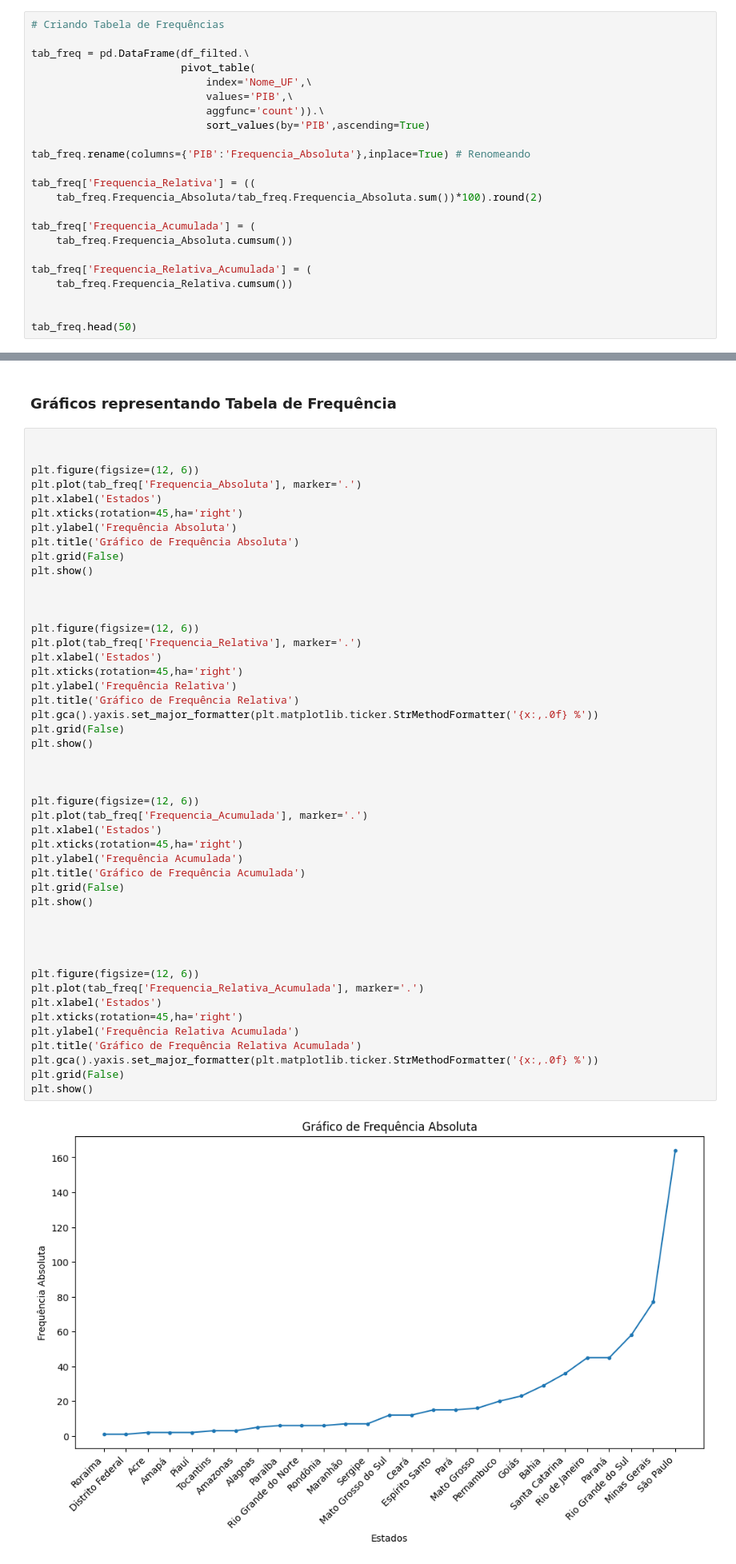
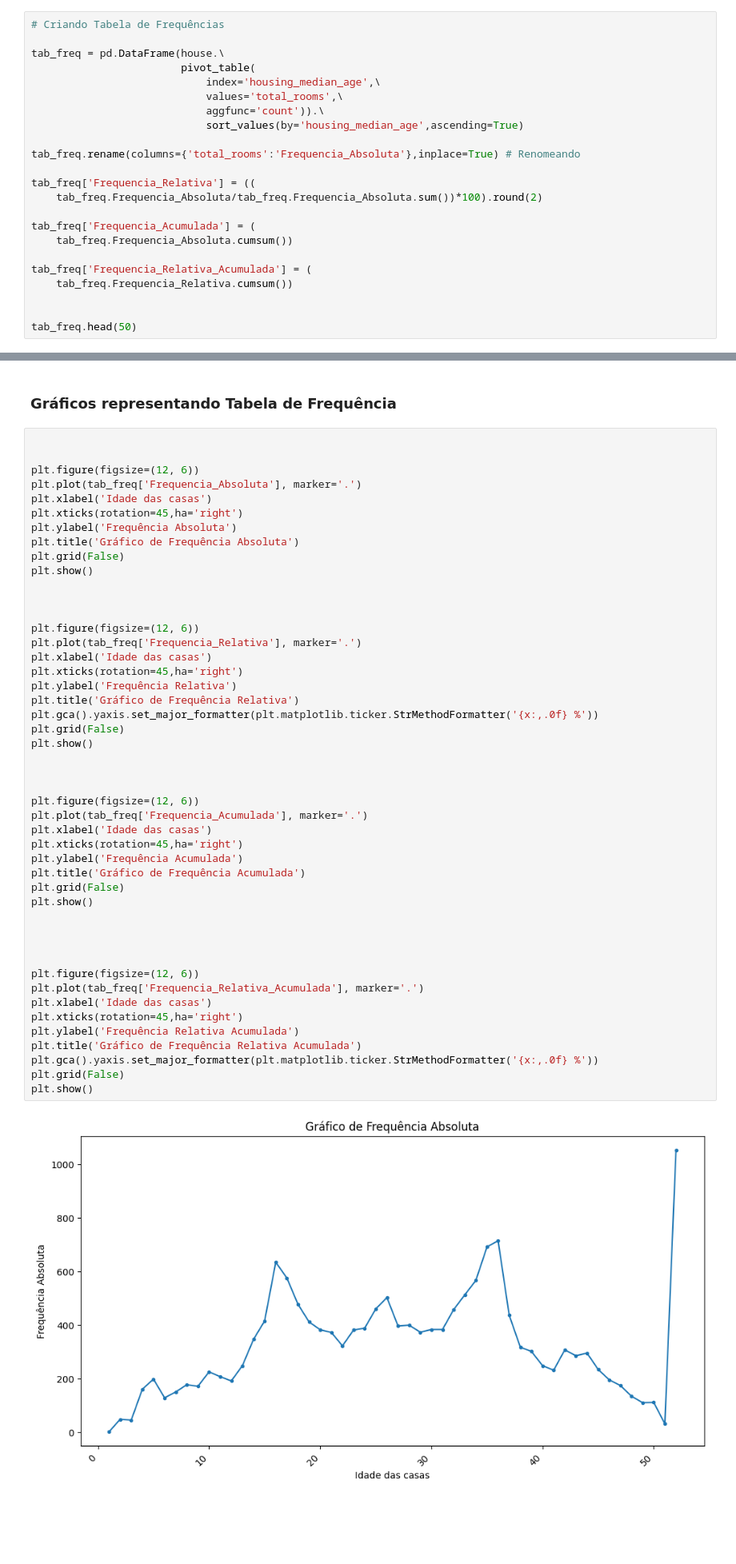
Before and after one commit to rodrigo-fernandes092/Learning, a Jupyter notebook: Estudo_Fundamentos_de_Estatística.ipynb, the cells around one changed output, grey strips where cells are left out. Shown: that part at 80% size. Drawn from its saved outputs; the diff is of its cells as text; blank space fills up the shorter version.

```diff
--- a/Estudo_Fundamentos_de_Estatística.ipynb
+++ b/Estudo_Fundamentos_de_Estatística.ipynb
@@ -76,14 +57,14 @@ df_filted = df_10[df_10.PIB>=df_10.PIB.mean()] # Selecionando os valores acima d
 # %%
 # Criando Tabela de Frequências
 
-tab_freq = pd.DataFrame(df_filted.\
+tab_freq = pd.DataFrame(house.\
                         pivot_table(
-                            index='Nome_UF',\
-                            values='PIB',\
+                            index='housing_median_age',\
+                            values='total_rooms',\
                             aggfunc='count')).\
-                            sort_values(by='PIB',ascending=True)
+                            sort_values(by='housing_median_age',ascending=True)
 
-tab_freq.rename(columns={'PIB':'Frequencia_Absoluta'},inplace=True) # Renomeando
+tab_freq.rename(columns={'total_rooms':'Frequencia_Absoluta'},inplace=True) # Renomeando
 
 tab_freq['Frequencia_Relativa'] = ((
     tab_freq.Frequencia_Absoluta/tab_freq.Frequencia_Absoluta.sum())*100).round(2)
@@ -122,7 +103,7 @@ tab_freq.head(50)
 
 plt.figure(figsize=(12, 6))
 plt.plot(tab_freq['Frequencia_Absoluta'], marker='.')
-plt.xlabel('Estados')
+plt.xlabel('Idade das casas')
 plt.xticks(rotation=45,ha='right')
 plt.ylabel('Frequência Absoluta')
 plt.title('Gráfico de Frequência Absoluta')
@@ -133,36 +114,36 @@ plt.show()
 
 plt.figure(figsize=(12, 6))
 plt.plot(tab_freq['Frequencia_Relativa'], marker='.')
-plt.xlabel('Estados')
+plt.xlabel('Idade das casas')
 plt.xticks(rotation=45,ha='right')
 plt.ylabel('Frequência Relativa')
 plt.title('Gráfico de Frequência Relativa')
 plt.gca().yaxis.set_major_formatter(plt.matplotlib.ticker.StrMethodFormatter('{x:,.0f} %'))
 plt.grid(False)
 plt.show()
 
 
 
 plt.figure(figsize=(12, 6))
 plt.plot(tab_freq['Frequencia_Acumulada'], marker='.')
-plt.xlabel('Estados')
+plt.xlabel('Idade das casas')
 plt.xticks(rotation=45,ha='right')
 plt.ylabel('Frequência Acumulada')
 plt.title('Gráfico de Frequência Acumulada')
 plt.grid(False)
 plt.show()
 
 
 
 
 plt.figure(figsize=(12, 6))
 plt.plot(tab_freq['Frequencia_Relativa_Acumulada'], marker='.')
-plt.xlabel('Estados')
+plt.xlabel('Idade das casas')
 plt.xticks(rotation=45,ha='right')
 plt.ylabel('Frequência Relativa Acumulada')
 plt.title('Gráfico de Frequência Relativa Acumulada')
 plt.gca().yaxis.set_major_formatter(plt.matplotlib.ticker.StrMethodFormatter('{x:,.0f} %'))
 plt.grid(False)
 plt.show()
 # %% [output]
-[figure, old version]
+[figure, new version]
```
Also changed, not shown: parts of 25 cells of this notebook.
